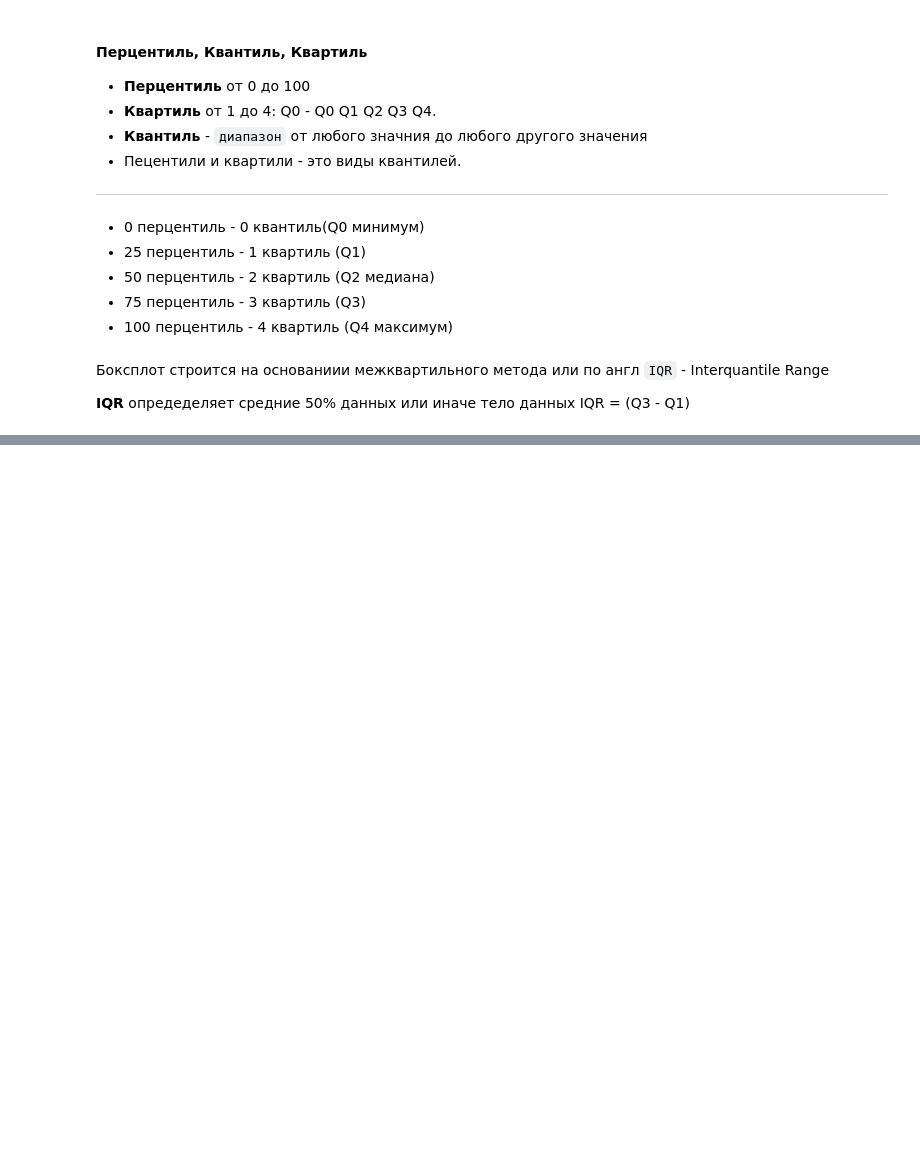
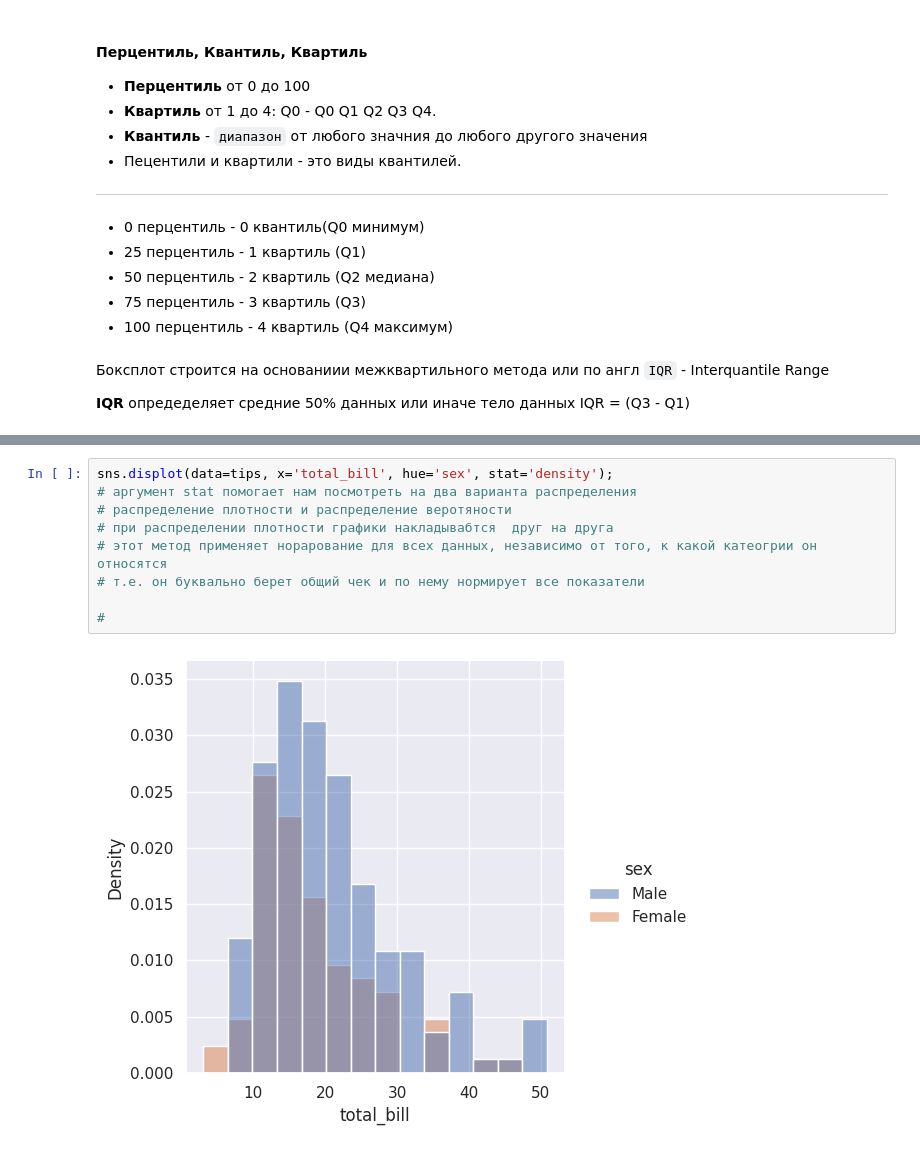
Before and after one commit to cucumberian/mathshub, a Jupyter notebook: lesson-17_seminar/lesson-17-mt.ipynb, the cells around one changed output, grey strips where cells are left out. Saved outputs shown, nothing was run; the diff lists cells and outputs as text; blank space fills up the shorter version.

```diff
--- a/lesson-17_seminar/lesson-17-mt.ipynb
+++ b/lesson-17_seminar/lesson-17-mt.ipynb
@@ -78,0 +174,11 @@ Q1 = 13.35
+# %%
+sns.displot(data=tips, x='total_bill', hue='sex', stat='density');
+# аргумент stat помогает нам посмотреть на два варианта распределения
+# распределение плотности и распределение веротяности
+# при распределении плотности графики накладывабтся  друг на друга
+# этот метод применяет норарование для всех данных, независимо от того, к какой катеогрии он относятся
+# т.е. он буквально берет общий чек и по нему нормирует все показатели
+
+#
+# %% [output]
+[figure, added]
```
Also changed, not shown: parts of 14 cells of this notebook.
